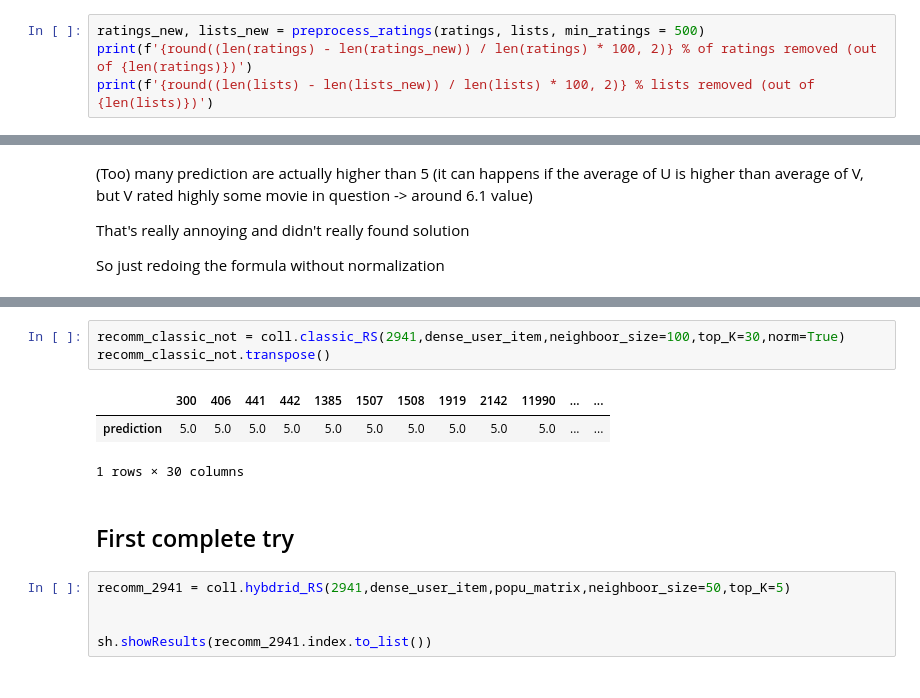
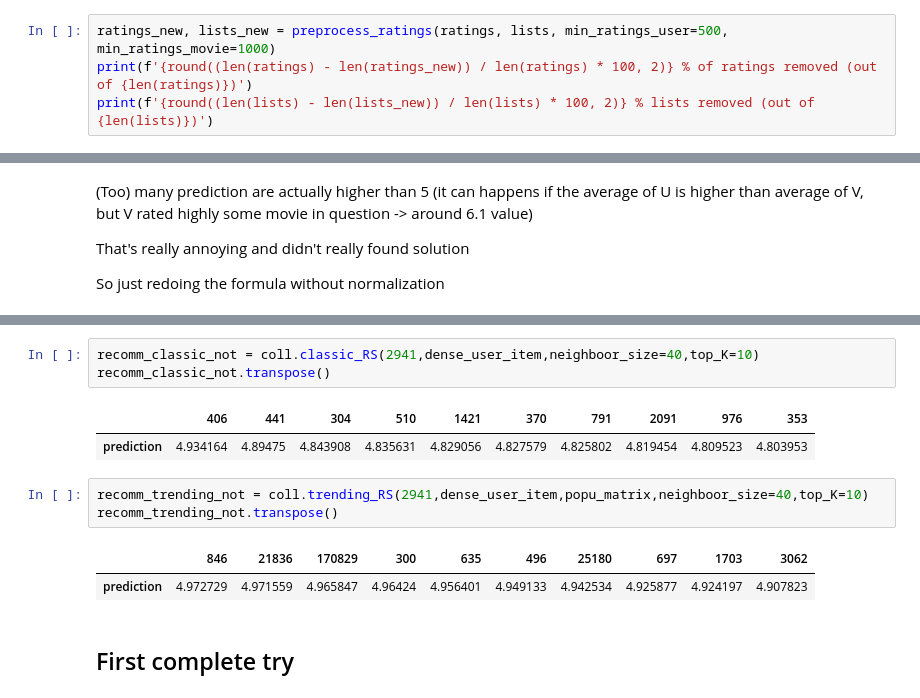
Before and after one commit to Fontanjo/SMA_Project, a Jupyter notebook: test.ipynb, the cells around one changed output, grey strips where cells are left out. Cells and saved outputs as stored; diff of their text form.

```diff
--- a/test.ipynb
+++ b/test.ipynb
@@ -16,7 +16,7 @@ ratings = load_ratings()
 movies = load_movies()
 lists = load_lists()
 # %%
-ratings_new, lists_new = preprocess_ratings(ratings, lists, min_ratings = 500)
+ratings_new, lists_new = preprocess_ratings(ratings, lists, min_ratings_user=500, min_ratings_movie=1000)
 print(f'{round((len(ratings) - len(ratings_new)) / len(ratings) * 100, 2)} % of ratings removed (out of {len(ratings)})')
 print(f'{round((len(lists) - len(lists_new)) / len(lists) * 100, 2)} % lists removed (out of {len(lists)})')
 # %% [output]
@@ -240,14 +285,14 @@ recomm_pop_not.transpose()
 # %%
-recomm_classic_not = coll.classic_RS(2941,dense_user_item,neighboor_size=100,top_K=30,norm=True)
+recomm_classic_not = coll.classic_RS(2941,dense_user_item,neighboor_size=40,top_K=10)
 recomm_classic_not.transpose()
 # %% [output]
-|  | 300 | 406 | 441 | 442 | 1385 | 1507 | 1508 | 1919 | 2142 | 11990 | ... | ... |
-| prediction | 5.0 | 5.0 | 5.0 | 5.0 | 5.0 | 5.0 | 5.0 | 5.0 | 5.0 | 5.0 | ... | ... |
+|  | 406 | 441 | 304 | 510 | 1421 | 370 | 791 | 2091 | 976 | 353 |
+| prediction | 4.934164 | 4.89475 | 4.843908 | 4.835631 | 4.829056 | 4.827579 | 4.825802 | 4.819454 | 4.809523 | 4.803953 |
-1 rows × 30 columns
+# %%
+recomm_trending_not = coll.trending_RS(2941,dense_user_item,popu_matrix,neighboor_size=40,top_K=10)
+recomm_trending_not.transpose()
+# %% [output]
+|  | 846 | 21836 | 170829 | 300 | 635 | 496 | 25180 | 697 | 1703 | 3062 |
+| prediction | 4.972729 | 4.971559 | 4.965847 | 4.96424 | 4.956401 | 4.949133 | 4.942534 | 4.925877 | 4.924197 | 4.907823 |
 # %% [markdown]
 ## First complete try
-# %%
-recomm_2941 = coll.hybdrid_RS(2941,dense_user_item,popu_matrix,neighboor_size=50,top_K=5)
-
-
-sh.showResults(recomm_2941.index.to_list())
```
Also changed, not shown: parts of 37 cells of this notebook, 6 other files.
